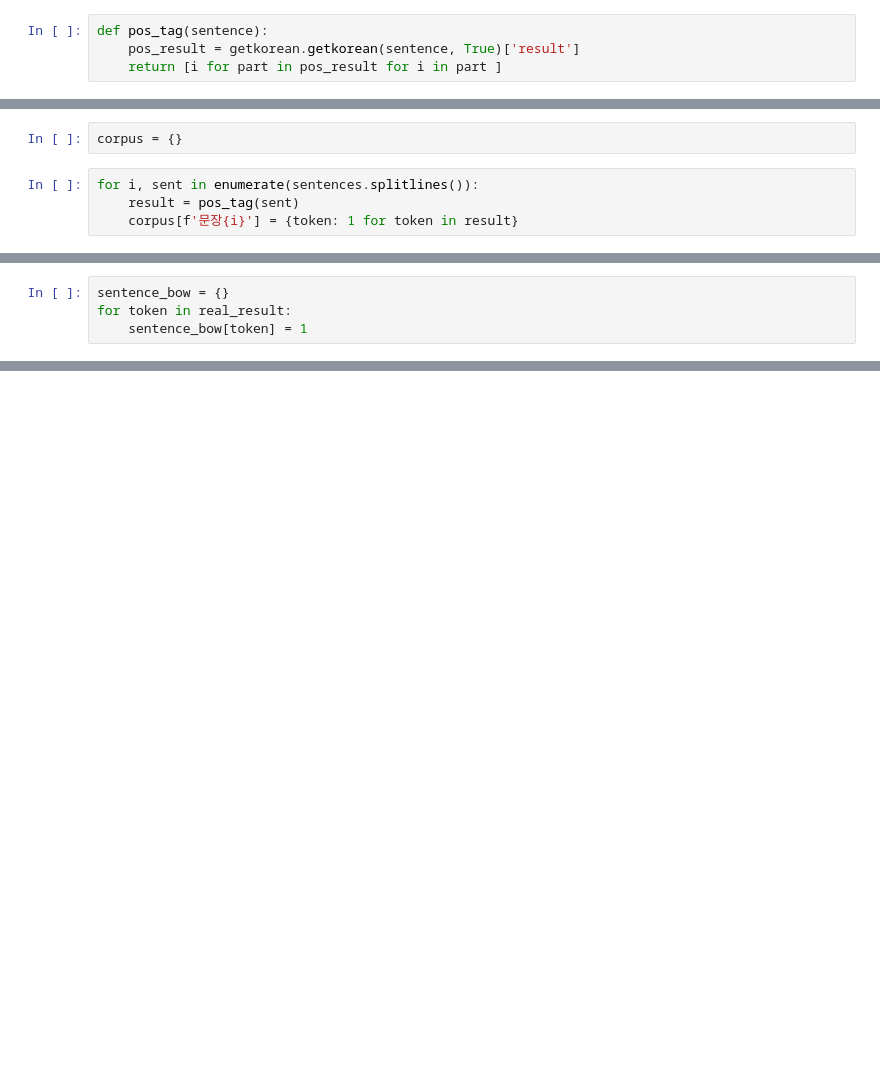
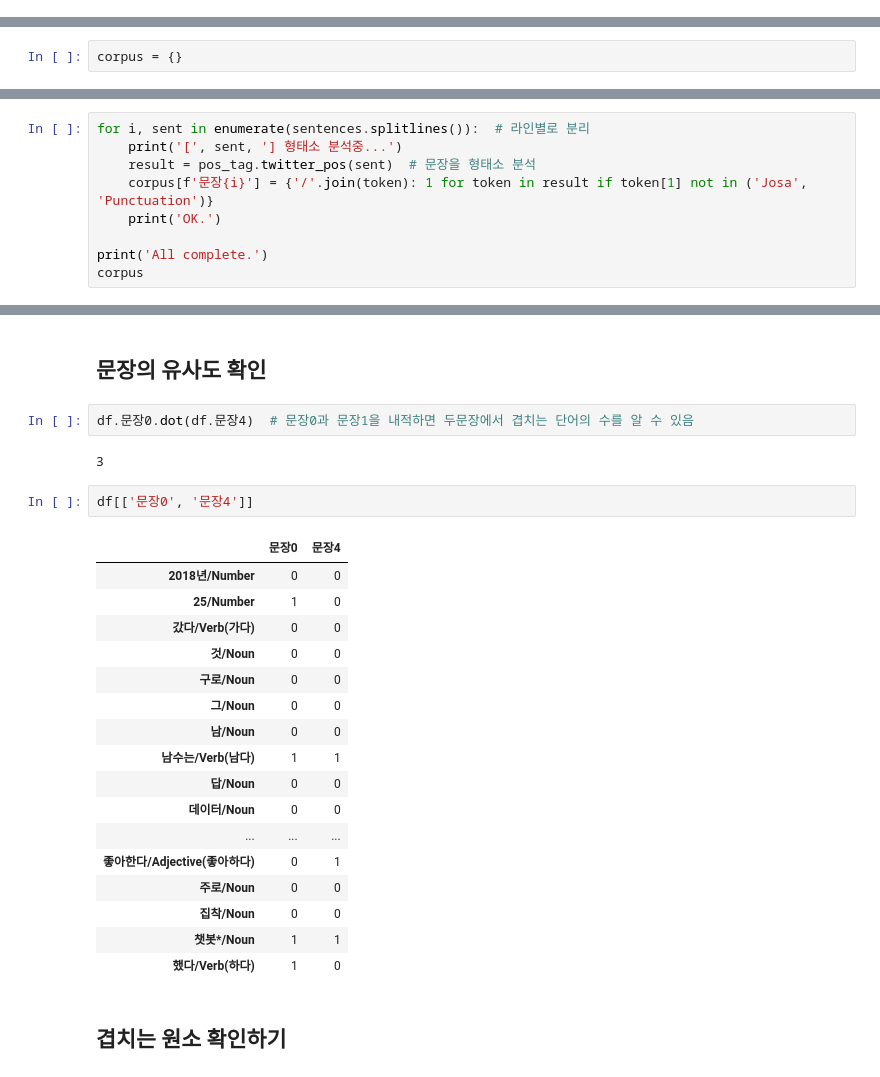
Before and after one commit to sucream/nlp_study, a Jupyter notebook: chap2/chap2.ipynb, the cells around one changed output, grey strips where cells are left out. Cells and saved outputs as stored; diff of their text form; blank space fills up the shorter version.

```diff
--- a/chap2/chap2.ipynb
+++ b/chap2/chap2.ipynb
@@ -34,4 +385,0 @@ sentences.split('\n')
-# %%
-def pos_tag(sentence):
-    pos_result = getkorean.getkorean(sentence, True)['result']
-    return [i for part in pos_result for i in part ]
@@ -48,6 +386,2 @@ def pos_tag(sentence):
 # %%
 corpus = {}
-# %%
-for i, sent in enumerate(sentences.splitlines()):
-    result = pos_tag(sent)
-    corpus[f'문장{i}'] = {token: 1 for token in result}
@@ -250,4 +387,0 @@ df
-# %%
-sentence_bow = {}
-for token in real_result:
-    sentence_bow[token] = 1
@@ -338,0 +388,9 @@ aa.shape
+# %%
+for i, sent in enumerate(sentences.splitlines()):  # 라인별로 분리
+    print('[', sent, '] 형태소 분석중...')
+    result = pos_tag.twitter_pos(sent)  # 문장을 형태소 분석
+    corpus[f'문장{i}'] = {'/'.join(token): 1 for token in result if token[1] not in ('Josa', 'Punctuation')}
+    print('OK.')
+
+print('All complete.')
+corpus
@@ -338,0 +481,28 @@ aa.shape
+# %% [markdown]
+## 문장의 유사도 확인
+# %%
+df.문장0.dot(df.문장4)  # 문장0과 문장1을 내적하면 두문장에서 겹치는 단어의 수를 알 수 있음
+# %% [output]
+3
+# %%
+df[['문장0', '문장4']]
+# %% [output]
+|  | 문장0 | 문장4 |
+| 2018년/Number | 0 | 0 |
+| 25/Number | 1 | 0 |
+| 갔다/Verb(가다) | 0 | 0 |
+| 것/Noun | 0 | 0 |
+| 구로/Noun | 0 | 0 |
+| 그/Noun | 0 | 0 |
+| 남/Noun | 0 | 0 |
+| 남수는/Verb(남다) | 1 | 1 |
+| 답/Noun | 0 | 0 |
+| 데이터/Noun | 0 | 0 |
+| ... | ... | ... |
+| 좋아한다/Adjective(좋아하다) | 0 | 1 |
+| 주로/Noun | 0 | 0 |
+| 집착/Noun | 0 | 0 |
+| 챗봇*/Noun | 1 | 1 |
+| 했다/Verb(하다) | 1 | 0 |
+# %% [markdown]
+## 겹치는 원소 확인하기
```
Also changed, not shown: parts of 137 cells of this notebook, 1 other file.
